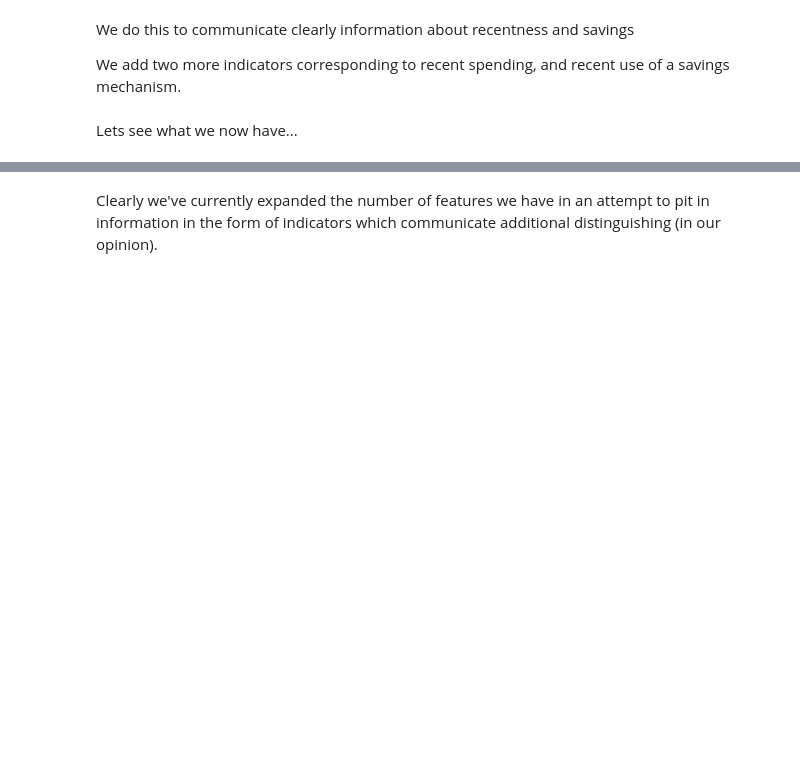
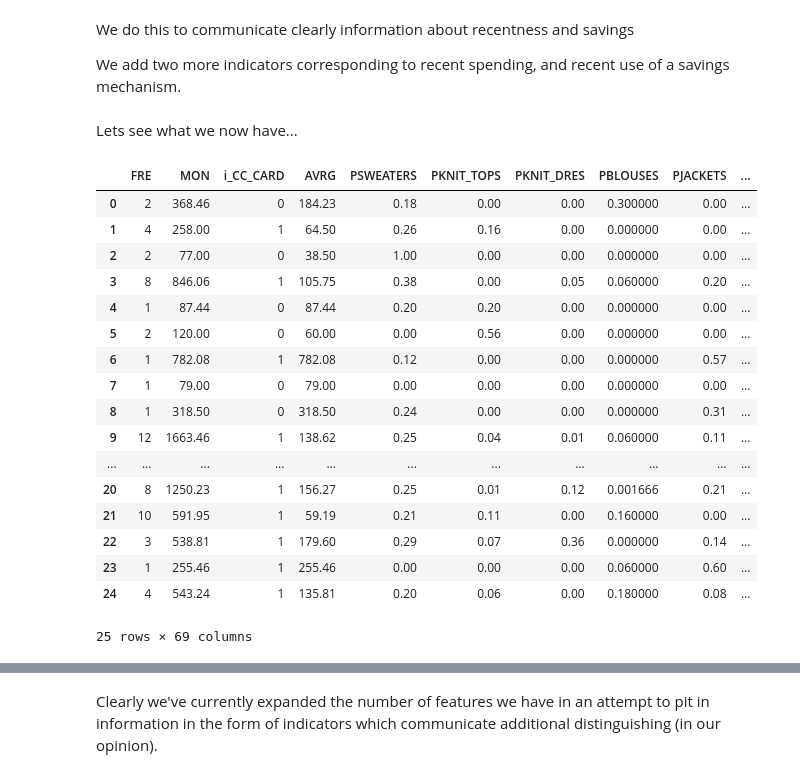
Before and after one commit to woojin-lee713/A2_Classihacking, a Jupyter notebook: assignment_clothing.ipynb, the cells around one changed output, grey strips where cells are left out. Drawn from its saved outputs; the diff is of its cells as text; code cells hidden in the pictures; blank space fills up the shorter version.

```diff
--- a/assignment_clothing.ipynb
+++ b/assignment_clothing.ipynb
@@ -222,2 +276,23 @@ dftouse.head()
+# %%
+dftouse.head(25) #output the first 25 rows
+# %% [output]
+|  | FRE | MON | i_CC_CARD | AVRG | PSWEATERS | PKNIT_TOPS | PKNIT_DRES | PBLOUSES | PJACKETS | ... |
+| 0 | 2 | 368.46 | 0 | 184.23 | 0.18 | 0.00 | 0.00 | 0.300000 | 0.00 | ... |
+| 1 | 4 | 258.00 | 1 | 64.50 | 0.26 | 0.16 | 0.00 | 0.000000 | 0.00 | ... |
+| 2 | 2 | 77.00 | 0 | 38.50 | 1.00 | 0.00 | 0.00 | 0.000000 | 0.00 | ... |
+| 3 | 8 | 846.06 | 1 | 105.75 | 0.38 | 0.00 | 0.05 | 0.060000 | 0.20 | ... |
+| 4 | 1 | 87.44 | 0 | 87.44 | 0.20 | 0.20 | 0.00 | 0.000000 | 0.00 | ... |
+| 5 | 2 | 120.00 | 0 | 60.00 | 0.00 | 0.56 | 0.00 | 0.000000 | 0.00 | ... |
+| 6 | 1 | 782.08 | 1 | 782.08 | 0.12 | 0.00 | 0.00 | 0.000000 | 0.57 | ... |
+| 7 | 1 | 79.00 | 0 | 79.00 | 0.00 | 0.00 | 0.00 | 0.000000 | 0.00 | ... |
+| 8 | 1 | 318.50 | 0 | 318.50 | 0.24 | 0.00 | 0.00 | 0.000000 | 0.31 | ... |
+| 9 | 12 | 1663.46 | 1 | 138.62 | 0.25 | 0.04 | 0.01 | 0.060000 | 0.11 | ... |
+| ... | ... | ... | ... | ... | ... | ... | ... | ... | ... | ... |
+| 20 | 8 | 1250.23 | 1 | 156.27 | 0.25 | 0.01 | 0.12 | 0.001666 | 0.21 | ... |
+| 21 | 10 | 591.95 | 1 | 59.19 | 0.21 | 0.11 | 0.00 | 0.160000 | 0.00 | ... |
+| 22 | 3 | 538.81 | 1 | 179.60 | 0.29 | 0.07 | 0.36 | 0.000000 | 0.14 | ... |
+| 23 | 1 | 255.46 | 1 | 255.46 | 0.00 | 0.00 | 0.00 | 0.060000 | 0.60 | ... |
+| 24 | 4 | 543.24 | 1 | 135.81 | 0.20 | 0.06 | 0.00 | 0.180000 | 0.08 | ... |
+25 rows × 69 columns
 # %%
 dftouse.shape
```
Also changed, not shown: parts of 60 cells of this notebook.
